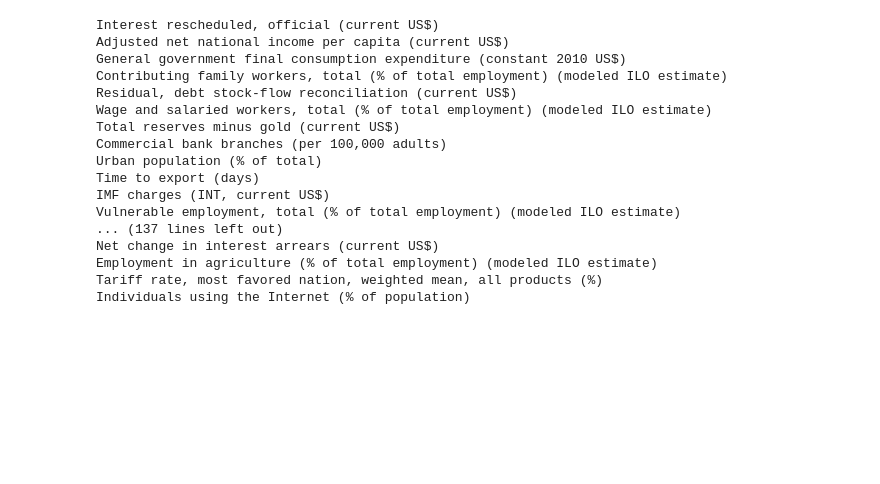
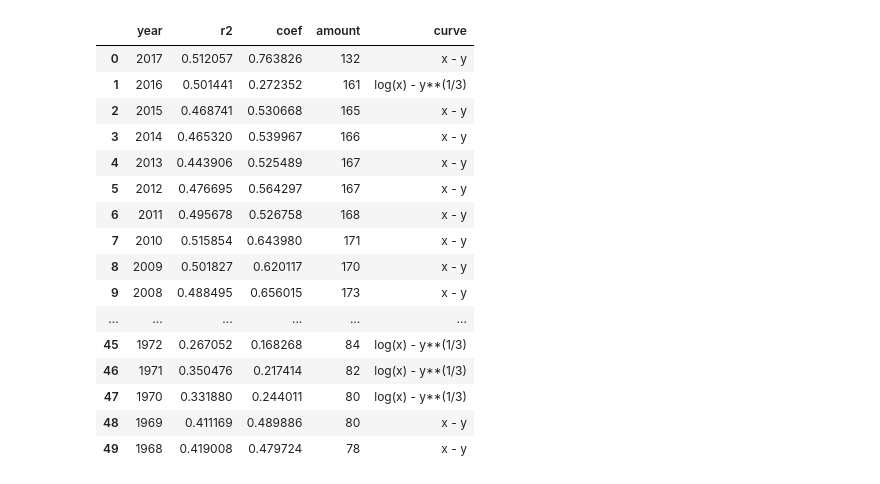
Before and after one commit to Kalysthos/P4DS-Homework, a Jupyter notebook: New/Untitled.ipynb, the cells around one changed output. Cells and saved outputs as stored; diff of their text form; code cells hidden in the pictures; blank space fills up the shorter version.

```diff
--- a/New/Untitled.ipynb
+++ b/New/Untitled.ipynb
@@ -22,22 +11 @@ for i in indices:
-# %%
-for i in saida:
-    print(i)
-# %% [output]
-Interest rescheduled, official (current US$)
-Adjusted net national income per capita (current US$)
-General government final consumption expenditure (constant 2010 US$)
-Contributing family workers, total (% of total employment) (modeled ILO estimate)
-Residual, debt stock-flow reconciliation (current US$)
-Wage and salaried workers, total (% of total employment) (modeled ILO estimate)
-Total reserves minus gold (current US$)
-Commercial bank branches (per 100,000 adults)
-Urban population (% of total)
-Time to export (days)
-IMF charges (INT, current US$)
-Vulnerable employment, total (% of total employment) (modeled ILO estimate)
-... (137 lines left out)
-Net change in interest arrears (current US$)
-Employment in agriculture (% of total employment) (modeled ILO estimate)
-Tariff rate, most favored nation, weighted mean, all products (%)
-Individuals using the Internet (% of population)
 # %%
@@ -71,0 +36,20 @@ pd.concat([a,b,c,d,e,f], 1)
+# %%
+saida['Domestic credit provided by financial sector (% of GDP)']
+# %% [output]
+|  | year | r2 | coef | amount | curve |
+| 0 | 2017 | 0.512057 | 0.763826 | 132 | x - y |
+| 1 | 2016 | 0.501441 | 0.272352 | 161 | log(x) - y**(1/3) |
+| 2 | 2015 | 0.468741 | 0.530668 | 165 | x - y |
+| 3 | 2014 | 0.465320 | 0.539967 | 166 | x - y |
+| 4 | 2013 | 0.443906 | 0.525489 | 167 | x - y |
+| 5 | 2012 | 0.476695 | 0.564297 | 167 | x - y |
+| 6 | 2011 | 0.495678 | 0.526758 | 168 | x - y |
+| 7 | 2010 | 0.515854 | 0.643980 | 171 | x - y |
+| 8 | 2009 | 0.501827 | 0.620117 | 170 | x - y |
+| 9 | 2008 | 0.488495 | 0.656015 | 173 | x - y |
+| ... | ... | ... | ... | ... | ... |
+| 45 | 1972 | 0.267052 | 0.168268 | 84 | log(x) - y**(1/3) |
+| 46 | 1971 | 0.350476 | 0.217414 | 82 | log(x) - y**(1/3) |
+| 47 | 1970 | 0.331880 | 0.244011 | 80 | log(x) - y**(1/3) |
+| 48 | 1969 | 0.411169 | 0.489886 | 80 | x - y |
+| 49 | 1968 | 0.419008 | 0.479724 | 78 | x - y |
```
Also changed, not shown: parts of 6 cells of this notebook, 2 other files.
